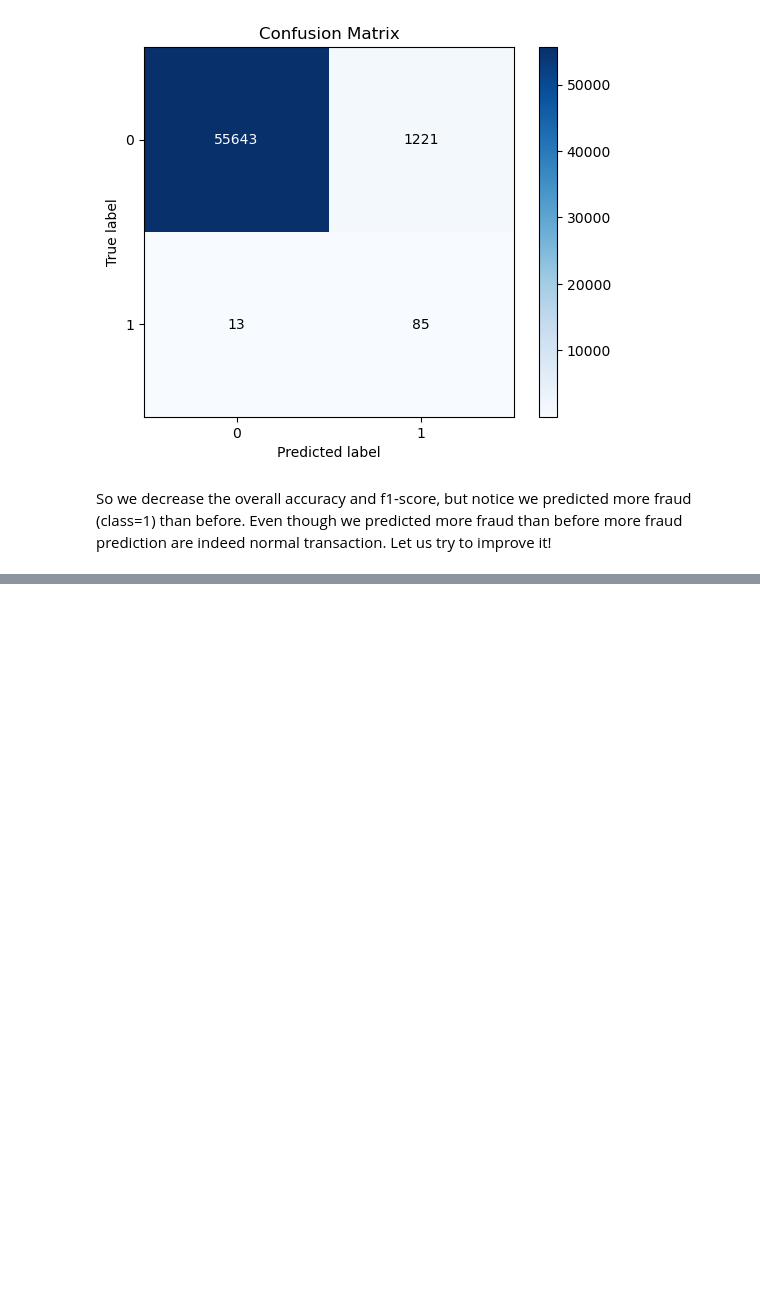
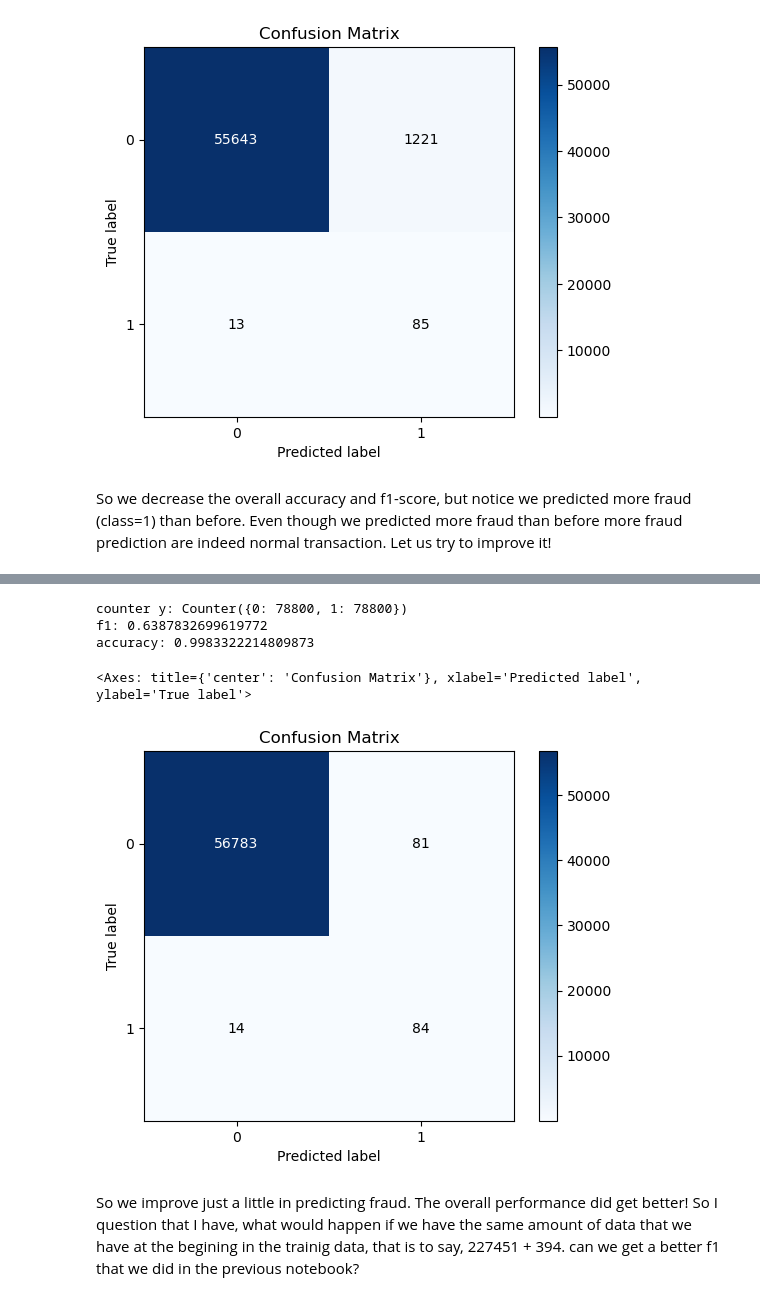
Before and after one commit to robertofuentesr/Useful_python_functions_ML, a Jupyter notebook: (2) Predicting_a_binary classifier/(5) Imbalanced Datasets __ Part 2 Under Sampling.ipynb, the cells around one changed output, grey strips where cells are left out. Cells and saved outputs as stored; diff of their text form; code cells hidden in the pictures; blank space fills up the shorter version.

```diff
--- a/(2) Predicting_a_binary classifier/(5) Imbalanced Datasets __ Part 2 Under Sampling.ipynb
+++ b/(2) Predicting_a_binary classifier/(5) Imbalanced Datasets __ Part 2 Under Sampling.ipynb
@@ -200,0 +249,25 @@ So we decrease the overall accuracy and f1-score, but notice we predicted more f
+# %%
+# let us create a function to play with some values
+def under_and_oversampling_model(X_train_full,y_train_full,X_test,y_test,over_sample=1,under_sample=0.1):
+    over = SMOTE(sampling_strategy = over_sample)
+    under = RandomUnderSampler(sampling_strategy = under_sample)
+
+    steps = [('under', under),('over', over)]
+    pipeline = Pipeline(steps=steps)
+    X, y = pipeline.fit_resample(X_train_full,y_train_full)
+    y_proba, y_pred = fit_model(X,y,X_test=X_test)
+    print(f"counter y: {Counter(y)}")
+    print(f"f1: {f1_score(y_test, y_pred)}")
+    print(f"accuracy: {accuracy_score(y_test, y_pred)}")
+    return skplt.metrics.plot_confusion_matrix(y_test, y_pred)
+# %%
+under_and_oversampling_model(X_train_full,y_train_full,X_test,y_test,over_sample=1,under_sample=0.005)
+# %% [output]
+counter y: Counter({0: 78800, 1: 78800})
+f1: 0.6387832699619772
+accuracy: 0.9983322214809873
+<Axes: title={'center': 'Confusion Matrix'}, xlabel='Predicted label', ylabel='True label'>
+[figure, added]
+# %% [markdown]
+So we improve just a little in predicting fraud. The overall performance did get better!
+So I question that I have, what would happen if we have the same amount of data that we have at the begining in the trainig data, that is to say, 227451 + 394. can we get a better f1 that we did in the previous notebook?
```
Also changed, not shown: parts of 14 cells of this notebook.
